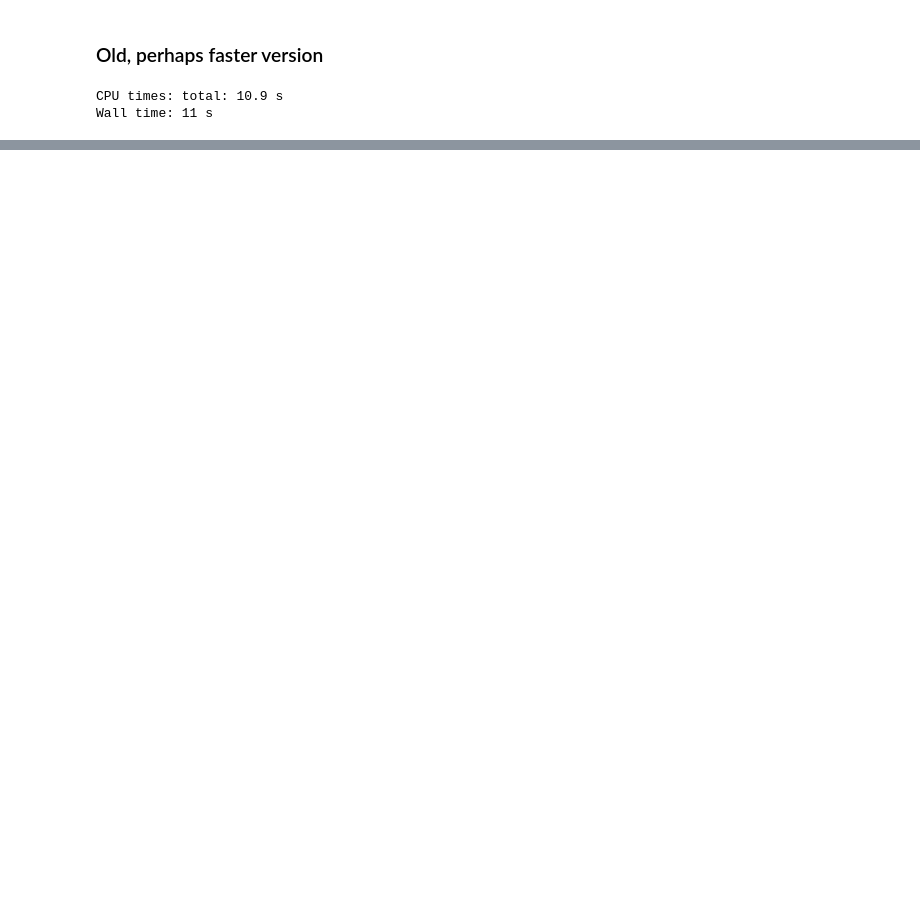
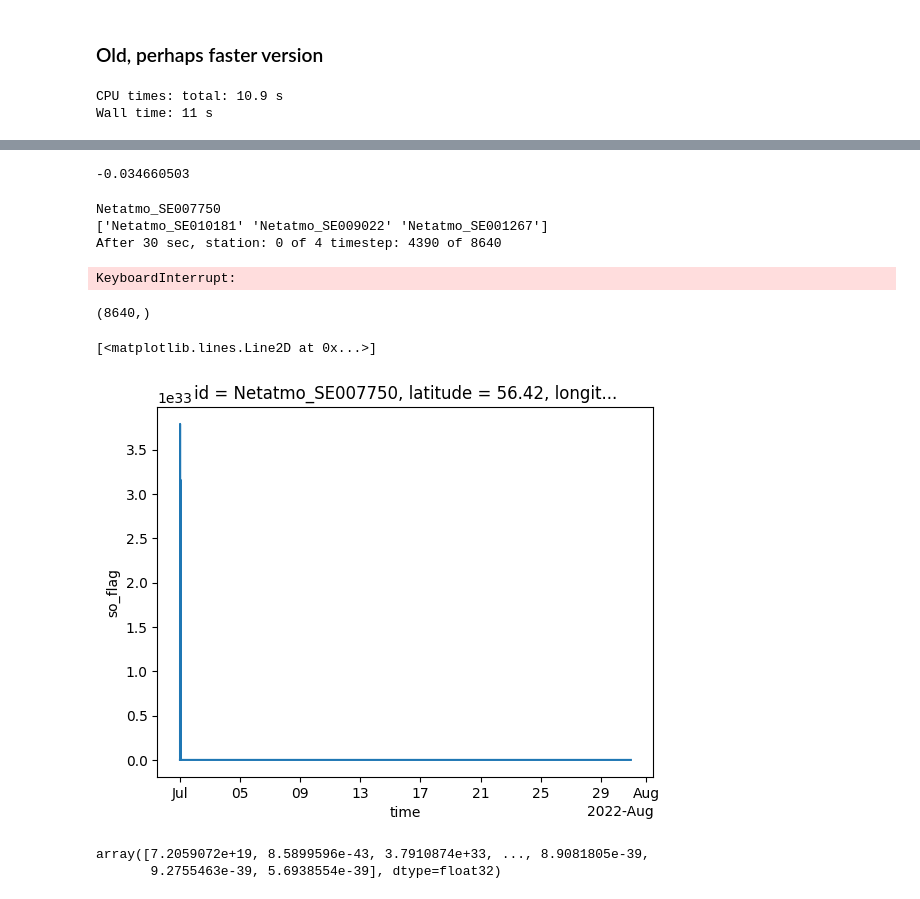
Before and after one commit to lepetersson/pypwsqc, a Jupyter notebook: docs/notebooks/station_outlier_filter.ipynb, the cells around one changed output, grey strips where cells are left out. Drawn from its saved outputs; the diff is of its cells as text; code cells hidden in the pictures; blank space fills up the shorter version.

```diff
--- a/docs/notebooks/station_outlier_filter.ipynb
+++ b/docs/notebooks/station_outlier_filter.ipynb
@@ -89,7 +96,9 @@ max_distance = 10e3
 dbc = 1
 # %%
 # Boolean 2D array (id, time) of true (rain > 0) or false (rain =< 0) for all stations and timesteps
-rainy_timesteps = ds_pws.fz_filtered_rain > 0
+#rainy_timesteps = ds_pws.fz_filtered_rain > 0
+
+rainy_timesteps = ds_pws.rainfall > 0
 # %%
 # cumulative rainy timesteps per station
 cum_rainy_timesteps = rainy_timesteps.cumsum(dim="time")
@@ -272,7 +276,7 @@ for i, station_id in enumerate(["ams1"]):  # enumerate(["ams1", "ams45", "ams17"
                                 bias_values
                             )  # median of bias of indivial bias to all neigbors
                             BCF_new = 1 / (1 + median_bias)
-                            if np.abs(np.log(BCFnew / BCF_prev)) > np.log(1 + beta):
+                            if np.abs(np.log(BCF_new / BCF_prev)) > np.log(1 + beta):
                                 BCF_prev = BCF_new
                                 biascorrectiontable[i,j] = BCF_new
 
@@ -288,10 +318,14 @@ Wall time: 11 s
+# %%
+bias
+# %% [output]
+-0.034660503
 # %%
 %%time
 
 ds_pws = ds_pws.load()
 tt = time.time()
 
-for i, station_id in enumerate(ds_pws.id.data):  # enumerate(["ams1", "ams45", "ams17"]):
+for i, station_id in enumerate(['Netatmo_SE007750']):  # enumerate(ds_pws.id.data):
     print(station_id)
     # one bias correction factor per station, iteratively updated per time step
     BCF_prev = dbc
@@ -319,22 +353,23 @@ for i, station_id in enumerate(ds_pws.id.data):  # enumerate(["ams1", "ams45", "
         for j, timestep in enumerate(
             ds_pws.time.isel(time=slice(mint, -1)).data, start=mint
         ):
-            print
             #print(timestep)
             #filter not applied in warmup period
             #if j < mint: ???
                 #so_flag[i, j] = -1
                 #biascorrectiontable[i,j] = BCF_prev
-            t1 = time.time()
+
             if time.time() - tt > 30: # every now and then print some info
                 tt = time.time()
                 print('After 30 sec, station:', i, 'of', len(ds_pws.id), 'timestep:', j, 'of', len(ds_pws.time))
+
             # fixed evaluation period if at least mrain rainy timesteps in the last mint timesteps
 
             evaluation_period_start = j - mint +1
             evaluation_period_end = j
 
             # number of rainy timesteps within evaulation period from neighbors
+
             matches = (
                 rainy_timesteps.sel(id=neighbors)
                 .isel(time=slice(evaluation_period_start, evaluation_period_end))
@@ -344,6 +379,7 @@ for i, station_id in enumerate(ds_pws.id.data):  # enumerate(["ams1", "ams45", "
 
             if matches < mmatch:
             # filter cannot be applied if less than mmatch overlapping time intvervals
+                print('hej')
                 so_flag[i, timestep] = -1
 
             else:
@@ -355,6 +391,8 @@ for i, station_id in enumerate(ds_pws.id.data):  # enumerate(["ams1", "ams45", "
                     bias_values = np.zeros_like(neighbors, dtype=float)
 
                     # loop over neighbors
+
+                    #t1 = time.time()
                     for k, neighbor_id in enumerate(neighbors.id_neighbor.data):
 
                         # pearson correlation with neighboring stations
@@ -398,7 +436,7 @@ for i, station_id in enumerate(ds_pws.id.data):  # enumerate(["ams1", "ams45", "
                                 bias_values
                             )  # median of bias of indivial bias to all neigbors
                             BCF_new = 1 / (1 + median_bias)
-                            if np.abs(np.log(BCFnew / BCF_prev)) > np.log(1 + beta):
+                            if np.abs(np.log(BCF_new / BCF_prev)) > np.log(1 + beta):
                                 BCF_prev = BCF_new
                                 biascorrectiontable[i,j] = BCF_new
 
@@ -407,9 +445,31 @@ for i, station_id in enumerate(ds_pws.id.data):  # enumerate(["ams1", "ams45", "
                         else:
                             so_flag[i, j] = 1
                             biascorrectiontable[i,j] = BCF_prev
-                        t2 = time.time()
-            print('timestep', j, 'took', t2 - t1, 'seconds to run')
+                        #t2 = time.time()
+                        #print(t2-t1)
+
+            #print('timestep', j, 'took', t2 - t1, 'seconds to run')
     #so_flag.to_pickle('C:/Users/a002461/OPENSENSE/data/'+station_id+'.pkl')
+# %% [output]
+Netatmo_SE007750
+['Netatmo_SE010181' 'Netatmo_SE009022' 'Netatmo_SE001267']
+After 30 sec, station: 0 of 4 timestep: 4390 of 8640
+KeyboardInterrupt:
 # %%
 # add flags to dataset
 ds_pws["so_flag"] = (("id", "time"), so_flag)
+ds_pws["bias"] = (("id", "time"), biascorrectiontable)
+# %%
+np.shape(biascorrectiontable[0,:])
+# %% [output]
+(8640,)
+# %%
+ds_pws.so_flag.isel(id = 0).plot()
+# %% [output]
+[<matplotlib.lines.Line2D at 0x...>]
+[figure, added]
+# %%
+ds_pws.so_flag.isel(id = 0).data
+# %% [output]
+array([7.2059072e+19, 8.5899596e-43, 3.7910874e+33, ..., 8.9081805e-39,
+       9.2755463e-39, 5.6938554e-39], dtype=float32)
```
Also changed, not shown: parts of 9 cells of this notebook.
